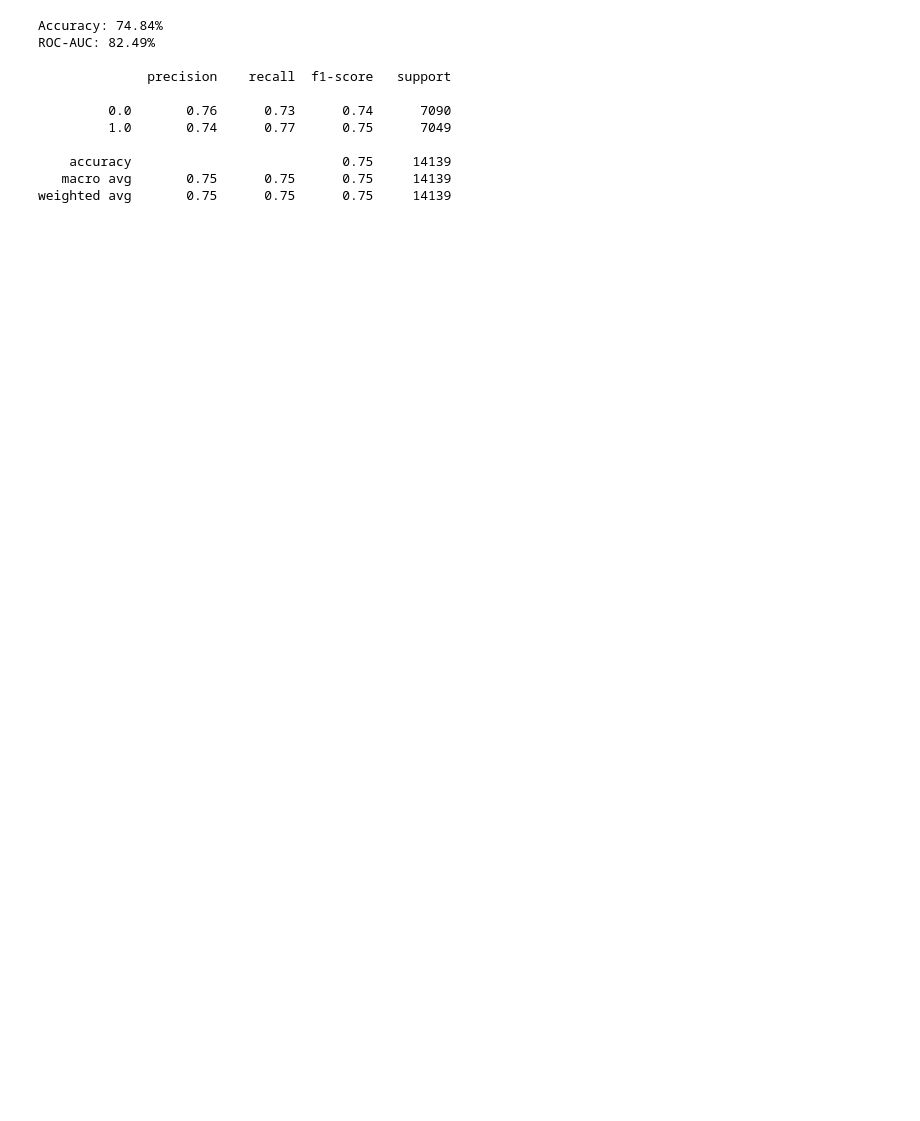
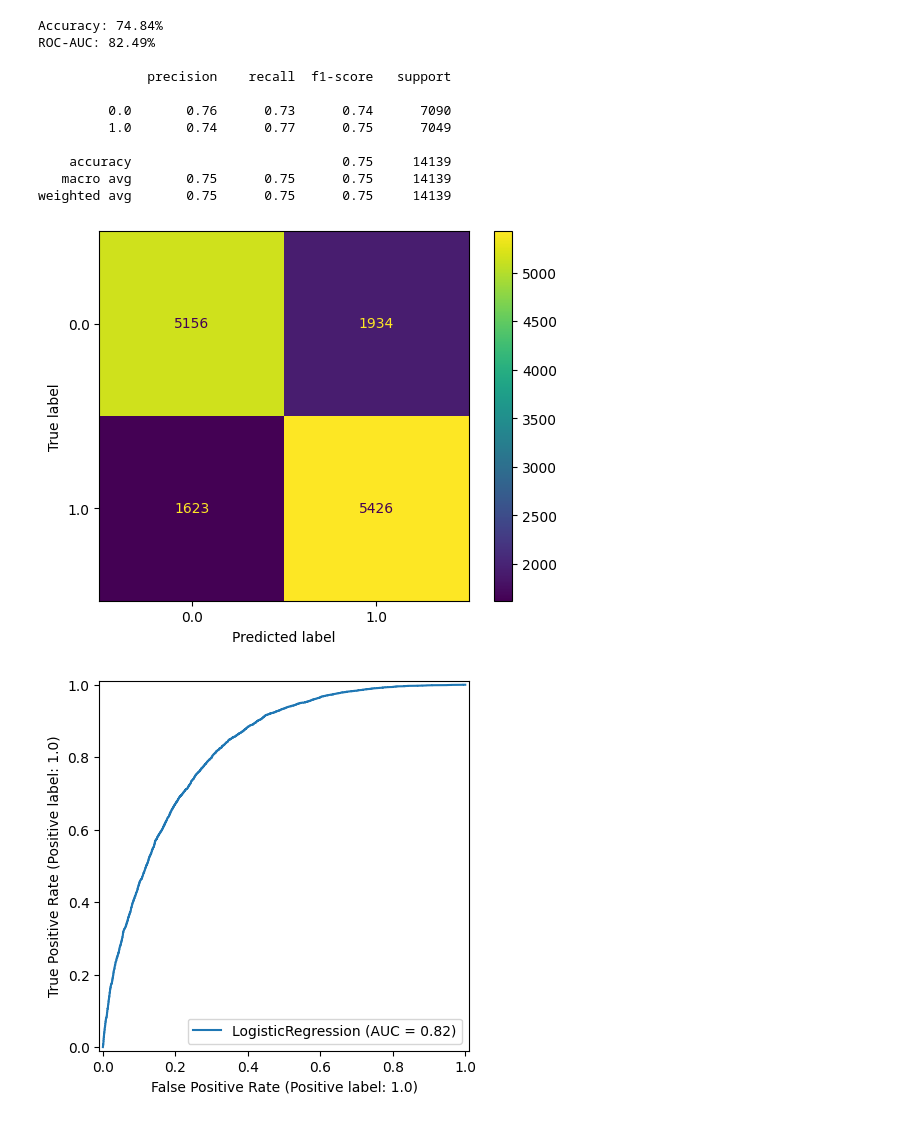
Before and after one commit to NateBartek/DiabetesProjectSolo, a Jupyter notebook: main.ipynb, the cells around one changed output. Drawn from its saved outputs; the diff is of its cells as text; code cells hidden in the pictures; blank space fills up the shorter version.

Commit message:
added confusion matrices and roc-auc graphs to enhance readability

```diff
--- a/main.ipynb
+++ b/main.ipynb
@@ -4,8 +4,10 @@
 import pandas as pd
 from sklearn.model_selection import train_test_split
 from sklearn.linear_model import LogisticRegression
-from sklearn.metrics import accuracy_score, classification_report, roc_auc_score
+from sklearn.metrics import accuracy_score, classification_report, roc_auc_score, confusion_matrix, ConfusionMatrixDisplay, RocCurveDisplay
 from sklearn.preprocessing import StandardScaler
+import matplotlib.pyplot as plt
+
 
 # loading the dataset and creating the standard scaler
 file_path = r"C:\Users\natet\DATA221\Github\Project\diabetes_binary_5050split_health_indicators_BRFSS2015.csv"
@@ -24,33 +26,44 @@ X_train, X_test, y_train, y_test = train_test_split(
 
 # scaling the x (features)
 X_train = scaler.fit_transform(X_train)
 X_test = scaler.transform(X_test)
 
 # actually creating the machine learning model and having 1000 iterations for better accuracy
 logistic_model = LogisticRegression(max_iter=1000)
 logistic_model.fit(X_train, y_train)
 
 # creating and testing the metrics
 y_pred = logistic_model.predict(X_test)
 y_pred_proba = logistic_model.predict_proba(X_test)[:, 1]
 
 # printing out the metrics
 print(f"Accuracy: {accuracy_score(y_test, y_pred)*100:.2f}%")
 print(f"ROC-AUC: {roc_auc_score(y_test, y_pred_proba, multi_class='ovr', average='macro')*100:.2f}%")
 print()
 print(classification_report(y_test, y_pred))
+print()
+
+labels = logistic_model.classes_
+cm = confusion_matrix(y_test, y_pred)
+display = ConfusionMatrixDisplay(cm, display_labels=labels)
+display.plot()
+
+RocCurveDisplay.from_estimator(logistic_model, X_test, y_test)
+plt.show()
 # %% [output]
 Accuracy: 74.84%
 ROC-AUC: 82.49%
 
               precision    recall  f1-score   support
 
          0.0       0.76      0.73      0.74      7090
          1.0       0.74      0.77      0.75      7049
 
     accuracy                           0.75     14139
    macro avg       0.75      0.75      0.75     14139
 weighted avg       0.75      0.75      0.75     14139
+[figure, added]
+[figure, added]
 # %%
 # This is the second logistic regression model that was trained on imbalanced data and had three classes
 
```
Also changed, not shown: parts of 2 cells of this notebook.
